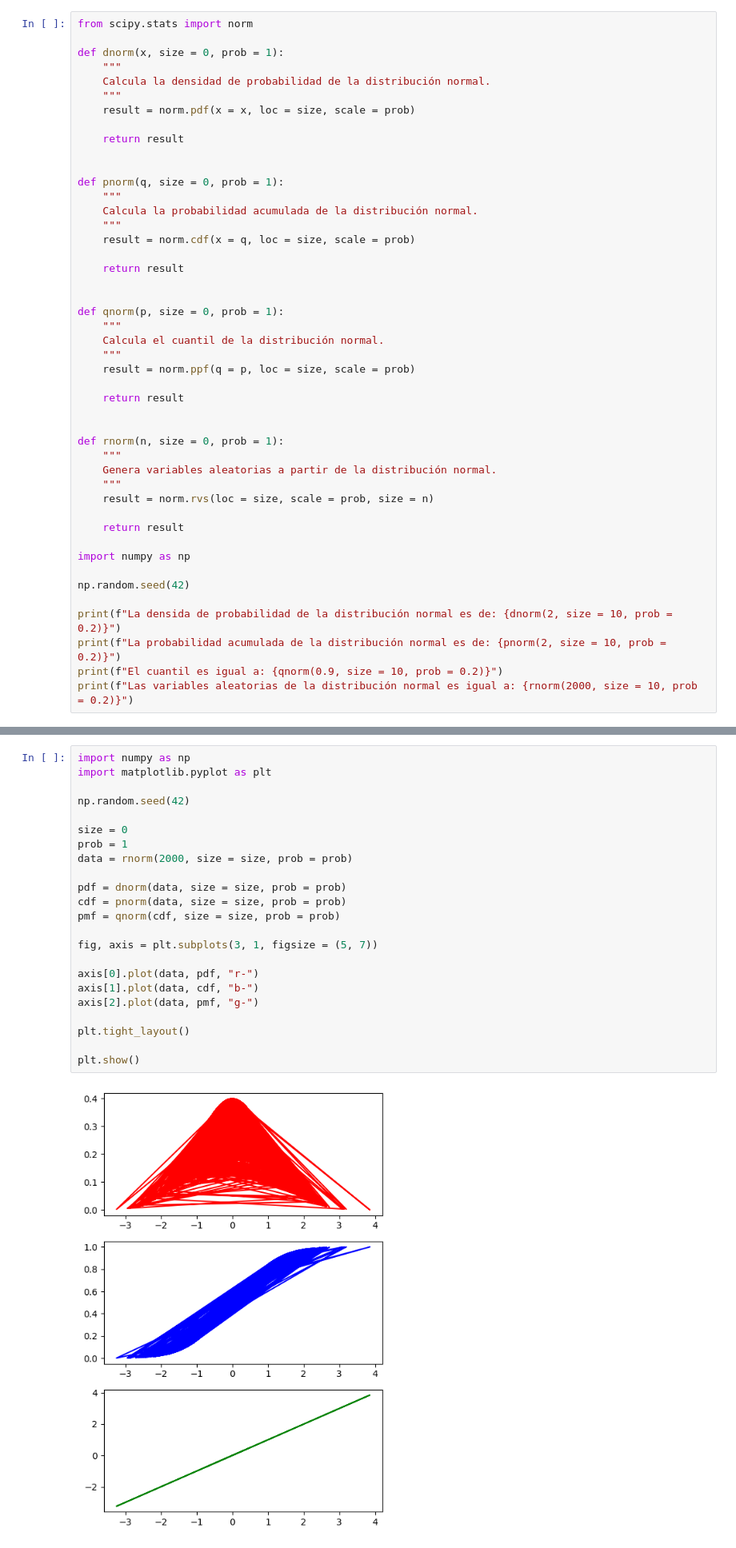
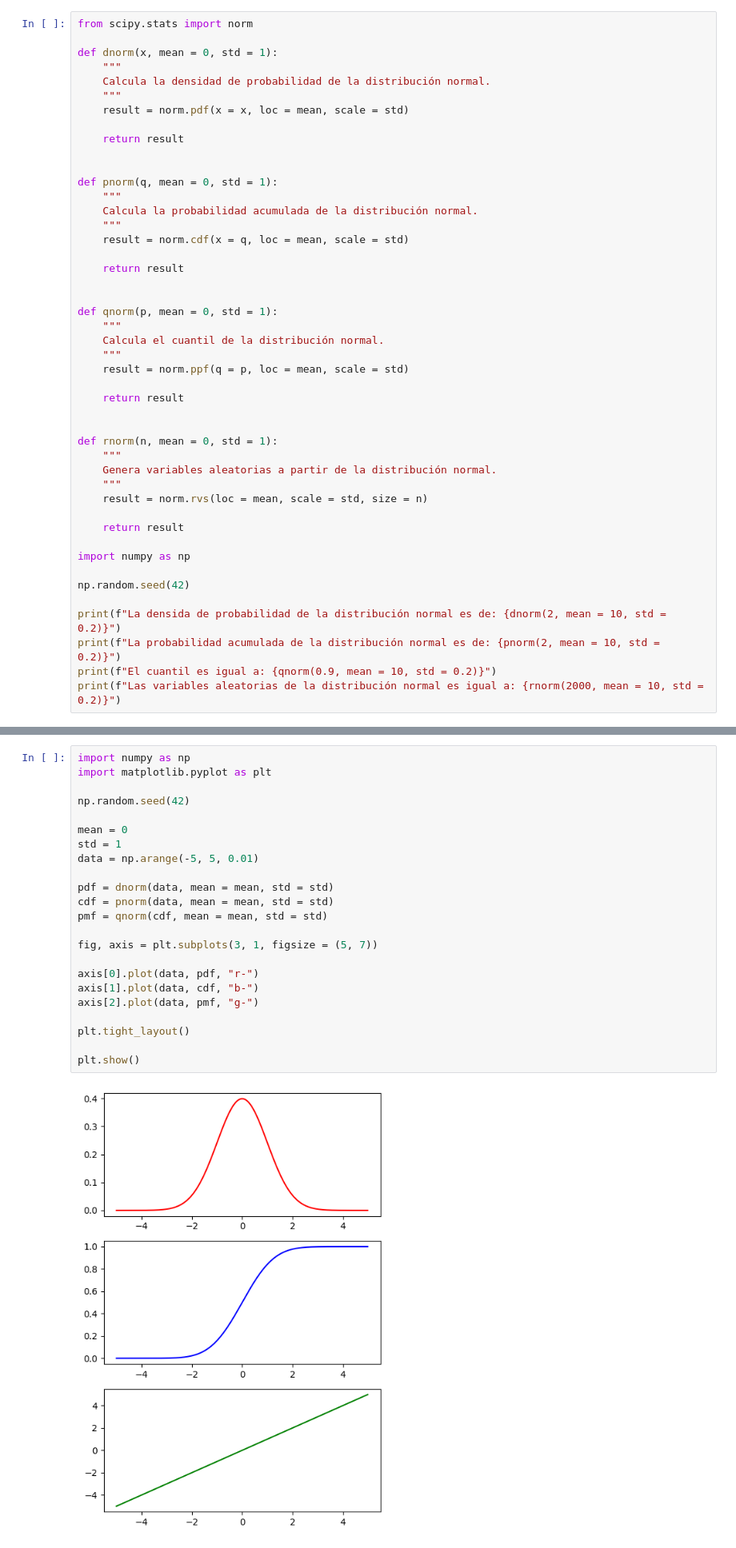
Before and after one commit to 4GeeksAcademy/AVR81-probability-distribution-exercises-project-with-python, a Jupyter notebook: notebook/problems.es.ipynb, the cells around one changed output, grey strips where cells are left out. Shown at 80% size. Saved outputs shown, nothing was run; the diff lists cells and outputs as text.

```diff
--- a/notebook/problems.es.ipynb
+++ b/notebook/problems.es.ipynb
@@ -90,38 +90,38 @@ DISTRIBUCIÓN NORMAL
 # %%
 from scipy.stats import norm
 
-def dnorm(x, size = 0, prob = 1):
+def dnorm(x, mean = 0, std = 1):
     """
     Calcula la densidad de probabilidad de la distribución normal.
     """
-    result = norm.pdf(x = x, loc = size, scale = prob)
+    result = norm.pdf(x = x, loc = mean, scale = std)
 
     return result
 
 
-def pnorm(q, size = 0, prob = 1):
+def pnorm(q, mean = 0, std = 1):
     """
     Calcula la probabilidad acumulada de la distribución normal.
     """
-    result = norm.cdf(x = q, loc = size, scale = prob)
+    result = norm.cdf(x = q, loc = mean, scale = std)
 
     return result
 
 
-def qnorm(p, size = 0, prob = 1):
+def qnorm(p, mean = 0, std = 1):
     """
     Calcula el cuantil de la distribución normal.
     """
-    result = norm.ppf(q = p, loc = size, scale = prob)
+    result = norm.ppf(q = p, loc = mean, scale = std)
 
     return result
 
 
-def rnorm(n, size = 0, prob = 1):
+def rnorm(n, mean = 0, std = 1):
     """
     Genera variables aleatorias a partir de la distribución normal.
     """
-    result = norm.rvs(loc = size, scale = prob, size = n)
+    result = norm.rvs(loc = mean, scale = std, size = n)
 
     return result
 
@@ -129,10 +129,10 @@ import numpy as np
 
 np.random.seed(42)
 
-print(f"La densida de probabilidad de la distribución normal es de: {dnorm(2, size = 10, prob = 0.2)}")
-print(f"La probabilidad acumulada de la distribución normal es de: {pnorm(2, size = 10, prob = 0.2)}")
-print(f"El cuantil es igual a: {qnorm(0.9, size = 10, prob = 0.2)}")
-print(f"Las variables aleatorias de la distribución normal es igual a: {rnorm(2000, size = 10, prob = 0.2)}")
+print(f"La densida de probabilidad de la distribución normal es de: {dnorm(2, mean = 10, std = 0.2)}")
+print(f"La probabilidad acumulada de la distribución normal es de: {pnorm(2, mean = 10, std = 0.2)}")
+print(f"El cuantil es igual a: {qnorm(0.9, mean = 10, std = 0.2)}")
+print(f"Las variables aleatorias de la distribución normal es igual a: {rnorm(2000, mean = 10, std = 0.2)}")
 # %% [output]
 La densida de probabilidad de la distribución normal es de: 0.0
 La probabilidad acumulada de la distribución normal es de: 0.0
@@ -142,28 +142,28 @@ Las variables aleatorias de la distribución normal es igual a: [10.09934283  9.
 # %%
 import numpy as np
 import matplotlib.pyplot as plt
 
 np.random.seed(42)
 
-size = 0
-prob = 1
-data = rnorm(2000, size = size, prob = prob)
+mean = 0
+std = 1
+data = np.arange(-5, 5, 0.01)
 
-pdf = dnorm(data, size = size, prob = prob)
-cdf = pnorm(data, size = size, prob = prob)
-pmf = qnorm(cdf, size = size, prob = prob)
+pdf = dnorm(data, mean = mean, std = std)
+cdf = pnorm(data, mean = mean, std = std)
+pmf = qnorm(cdf, mean = mean, std = std)
 
 fig, axis = plt.subplots(3, 1, figsize = (5, 7))
 
 axis[0].plot(data, pdf, "r-")
 axis[1].plot(data, cdf, "b-")
 axis[2].plot(data, pmf, "g-")
 
 plt.tight_layout()
 
 plt.show()
 # %% [output]
-[figure, old version]
+[figure, new version]
 # %% [markdown]
 DISTRIBUCIÓN UNIFORME
 # %%
```
Also changed, not shown: parts of 4 cells of this notebook.
